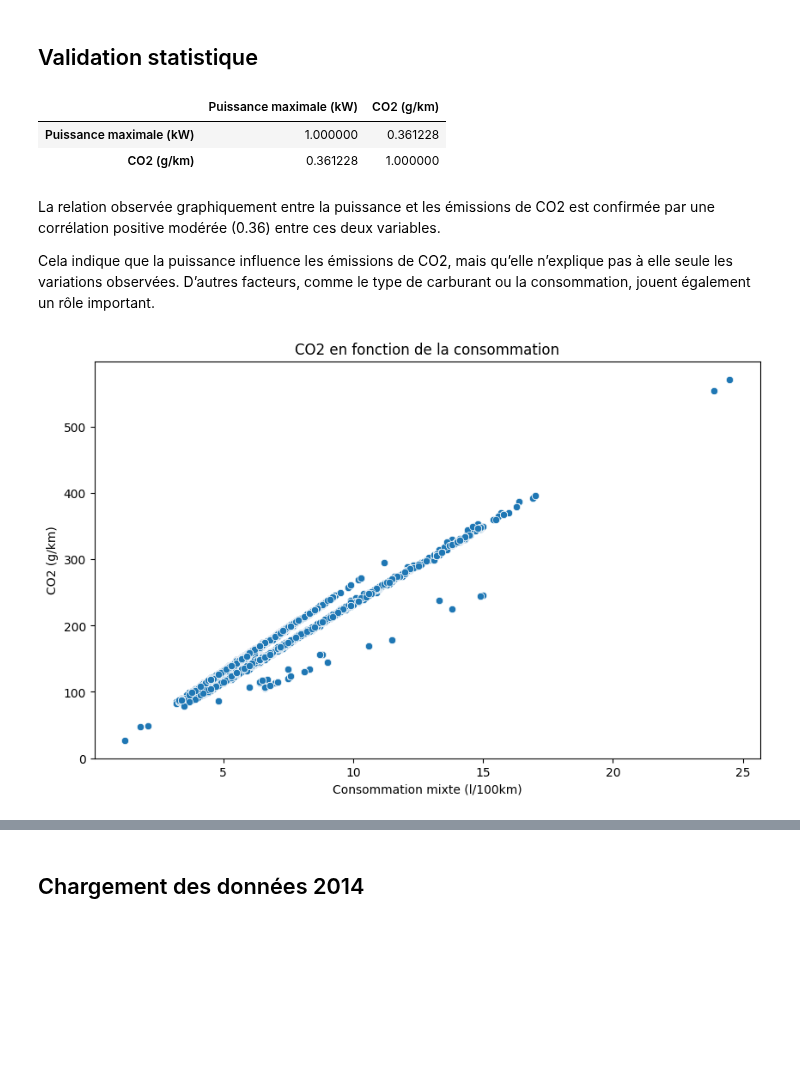
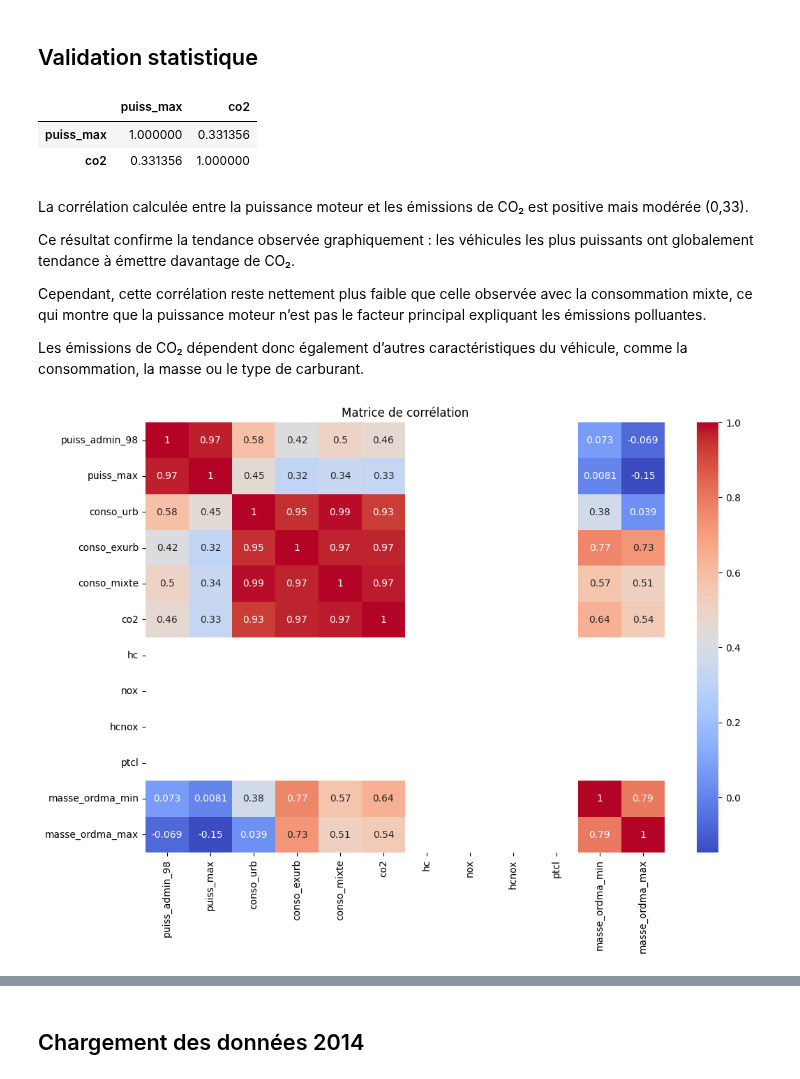
Before and after one commit to LarissaVarnakova/Projet_CO2, a Jupyter notebook: notebooks/eda_aziz.ipynb, the cells around one changed output, grey strips where cells are left out. Drawn from its saved outputs; the diff is of its cells as text; code cells hidden in the pictures; blank space fills up the shorter version.

Commit message:
EDA 2014 : ajout visualisations et analyses CO2

```diff
--- a/notebooks/eda_aziz.ipynb
+++ b/notebooks/eda_aziz.ipynb
@@ -294,20 +328,31 @@ La puissance apparaît ainsi comme un facteur déterminant des émissions de CO2
 # %% [markdown]
 ## Validation statistique
 # %%
-df_2013[["Puissance maximale (kW)", "CO2 (g/km)"]].corr()
+df_2014[['puiss_max', 'co2']].corr()
 # %% [output]
-|  | Puissance maximale (kW) | CO2 (g/km) |
-| Puissance maximale (kW) | 1.000000 | 0.361228 |
-| CO2 (g/km) | 0.361228 | 1.000000 |
+|  | puiss_max | co2 |
+| puiss_max | 1.000000 | 0.331356 |
+| co2 | 0.331356 | 1.000000 |
 # %% [markdown]
-La relation observée graphiquement entre la puissance et les émissions de CO2 est confirmée par une corrélation positive modérée (0.36) entre ces deux variables.
+La corrélation calculée entre la puissance moteur et les émissions de CO₂ est positive mais modérée (0,33).
 
-Cela indique que la puissance influence les émissions de CO2, mais qu’elle n’explique pas à elle seule les variations observées. D’autres facteurs, comme le type de carburant ou la consommation, jouent également un rôle important.
+Ce résultat confirme la tendance observée graphiquement : les véhicules les plus puissants ont globalement tendance à émettre davantage de CO₂.
+
+Cependant, cette corrélation reste nettement plus faible que celle observée avec la consommation mixte, ce qui montre que la puissance moteur n’est pas le facteur principal expliquant les émissions polluantes.
+
+Les émissions de CO₂ dépendent donc également d’autres caractéristiques du véhicule, comme la consommation, la masse ou le type de carburant.
 # %%
-plt.figure(figsize=(10,6))
-sns.scatterplot(x="Consommation mixte (l/100km)", y="CO2 (g/km)", data=df_2013)
-plt.title("CO2 en fonction de la consommation")
+plt.figure(figsize=(12,8))
+
+sns.heatmap(
+    df_2014.corr(numeric_only=True),
+    annot=True,
+    cmap="coolwarm"
+)
+
+plt.title("Matrice de corrélation")
+
 plt.show()
 # %% [output]
-[figure, old version]
+[figure, new version]
 # %% [markdown]
```
Also changed, not shown: parts of 17 cells of this notebook.
